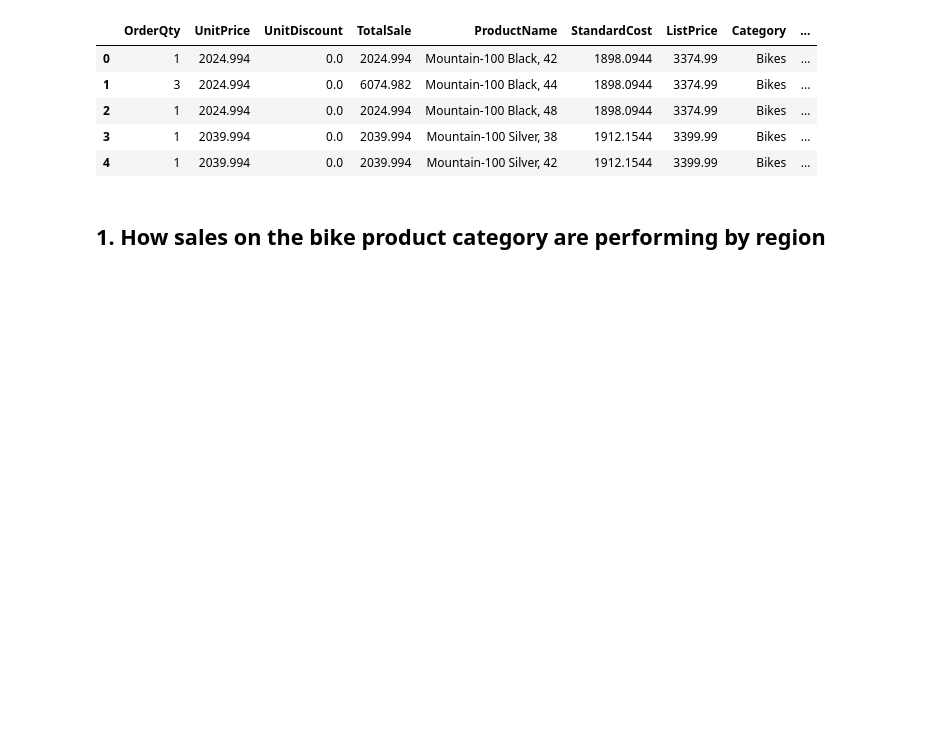
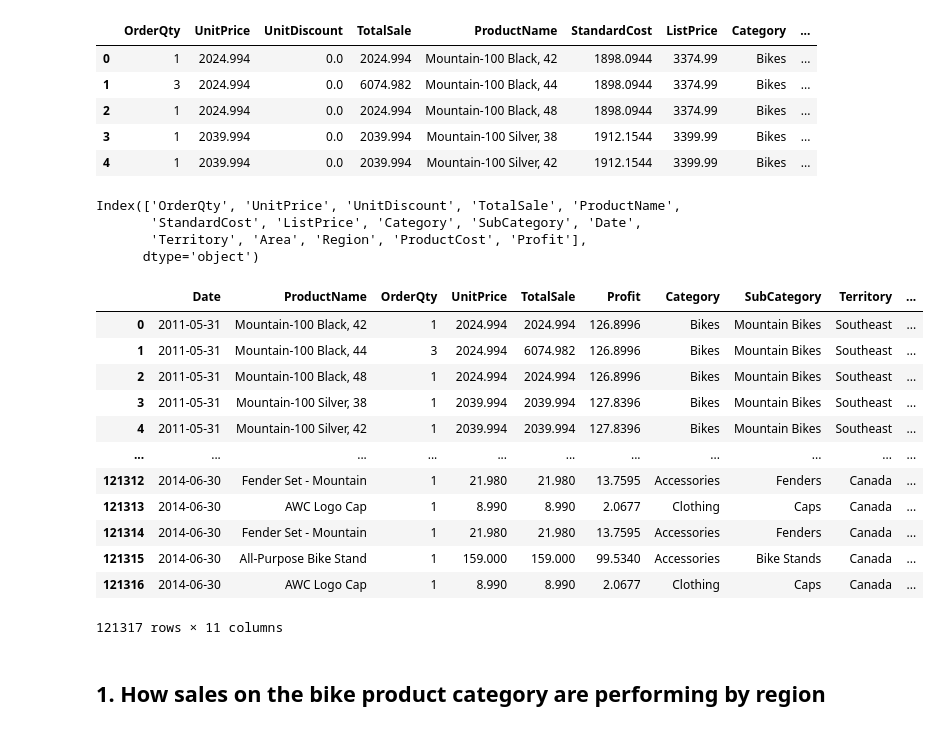
Before and after one commit to gw-sc/Sales-Analysis, a Jupyter notebook: Project.ipynb, the cells around one changed output. Cells and saved outputs as stored; diff of their text form; code cells hidden in the pictures; blank space fills up the shorter version.

```diff
--- a/Project.ipynb
+++ b/Project.ipynb
@@ -74,3 +74,30 @@ df.head()
 | 2 | 1 | 2024.994 | 0.0 | 2024.994 | Mountain-100 Black, 48 | 1898.0944 | 3374.99 | Bikes | ... |
 | 3 | 1 | 2039.994 | 0.0 | 2039.994 | Mountain-100 Silver, 38 | 1912.1544 | 3399.99 | Bikes | ... |
 | 4 | 1 | 2039.994 | 0.0 | 2039.994 | Mountain-100 Silver, 42 | 1912.1544 | 3399.99 | Bikes | ... |
+# %%
+df.columns
+# %% [output]
+Index(['OrderQty', 'UnitPrice', 'UnitDiscount', 'TotalSale', 'ProductName',
+       'StandardCost', 'ListPrice', 'Category', 'SubCategory', 'Date',
+       'Territory', 'Area', 'Region', 'ProductCost', 'Profit'],
+      dtype='object')
+# %%
+# Isolate data required for analysis
+df1 = df[[
+    'Date', 'ProductName', 'OrderQty', 'UnitPrice', 'TotalSale','Profit', 'Category', 'SubCategory', 'Territory', 'Area', 'Region'
+]]
+df1
+# %% [output]
+|  | Date | ProductName | OrderQty | UnitPrice | TotalSale | Profit | Category | SubCategory | Territory | ... |
+| 0 | 2011-05-31 | Mountain-100 Black, 42 | 1 | 2024.994 | 2024.994 | 126.8996 | Bikes | Mountain Bikes | Southeast | ... |
+| 1 | 2011-05-31 | Mountain-100 Black, 44 | 3 | 2024.994 | 6074.982 | 126.8996 | Bikes | Mountain Bikes | Southeast | ... |
+| 2 | 2011-05-31 | Mountain-100 Black, 48 | 1 | 2024.994 | 2024.994 | 126.8996 | Bikes | Mountain Bikes | Southeast | ... |
+| 3 | 2011-05-31 | Mountain-100 Silver, 38 | 1 | 2039.994 | 2039.994 | 127.8396 | Bikes | Mountain Bikes | Southeast | ... |
+| 4 | 2011-05-31 | Mountain-100 Silver, 42 | 1 | 2039.994 | 2039.994 | 127.8396 | Bikes | Mountain Bikes | Southeast | ... |
+| ... | ... | ... | ... | ... | ... | ... | ... | ... | ... | ... |
+| 121312 | 2014-06-30 | Fender Set - Mountain | 1 | 21.980 | 21.980 | 13.7595 | Accessories | Fenders | Canada | ... |
+| 121313 | 2014-06-30 | AWC Logo Cap | 1 | 8.990 | 8.990 | 2.0677 | Clothing | Caps | Canada | ... |
+| 121314 | 2014-06-30 | Fender Set - Mountain | 1 | 21.980 | 21.980 | 13.7595 | Accessories | Fenders | Canada | ... |
+| 121315 | 2014-06-30 | All-Purpose Bike Stand | 1 | 159.000 | 159.000 | 99.5340 | Accessories | Bike Stands | Canada | ... |
+| 121316 | 2014-06-30 | AWC Logo Cap | 1 | 8.990 | 8.990 | 2.0677 | Clothing | Caps | Canada | ... |
+121317 rows × 11 columns
```
Also changed, not shown: parts of 11 cells of this notebook, 4 other files.
